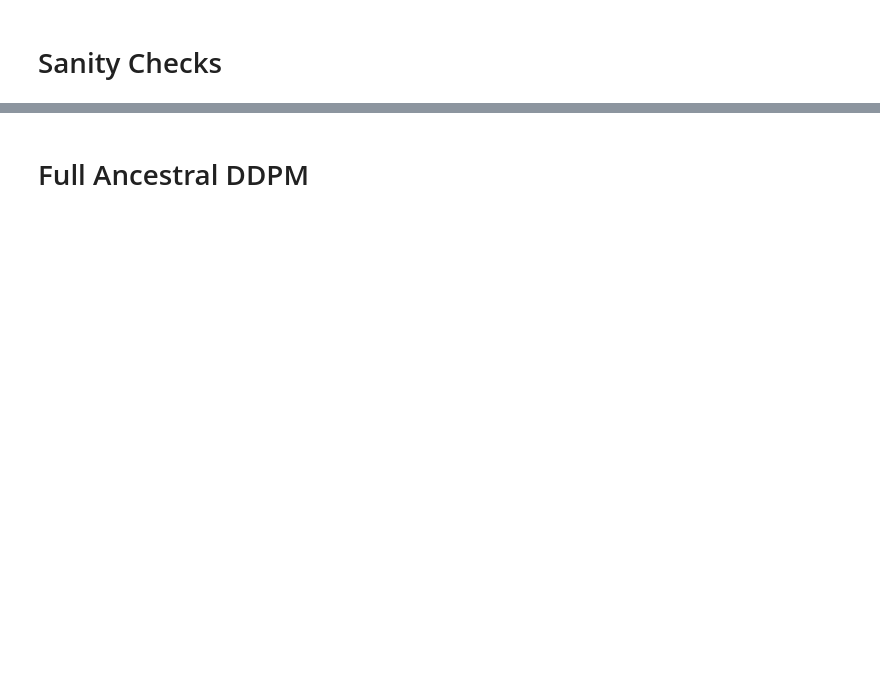
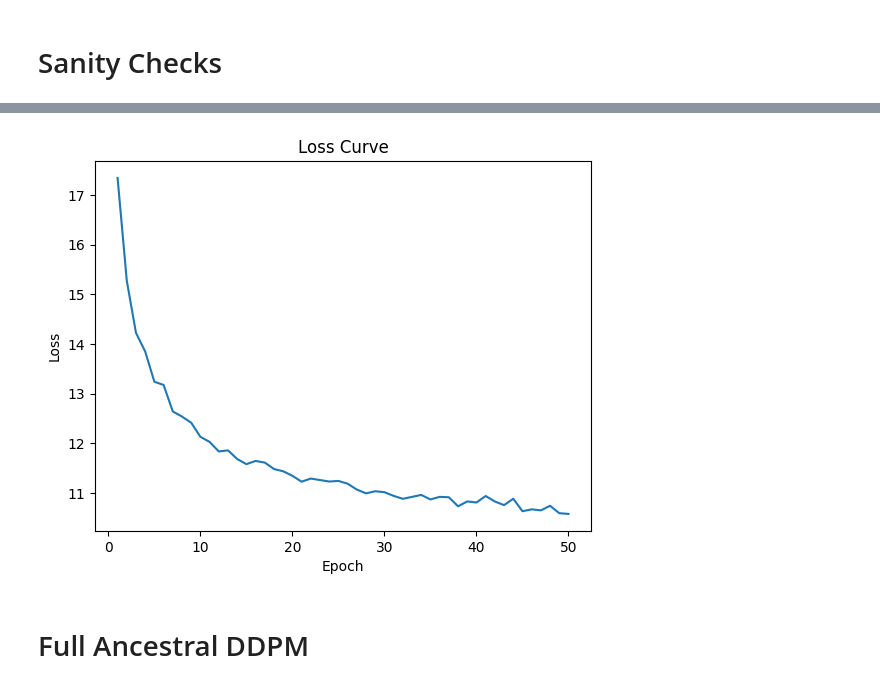
Before and after one commit to qasimayub/DDPM, a Jupyter notebook: ddpm_train.ipynb, the cells around one changed output, grey strips where cells are left out. Drawn from its saved outputs; the diff is of its cells as text; code cells hidden in the pictures; blank space fills up the shorter version.

```diff
--- a/ddpm_train.ipynb
+++ b/ddpm_train.ipynb
@@ -245,3 +225,11 @@ Epoch 26 | Loss = 10.993639819324017 | Grad Norm: 0.0877 | Noise Corr: 0.9847
+# %%
+plt.title("Loss Curve")
+plt.plot(np.arange(1,EPOCHS+1), losses)
+plt.xlabel("Epoch")
+plt.ylabel("Loss")
+plt.show()
+# %% [output]
+[figure, added]
 # %% [markdown]
 # Full Ancestral DDPM
 # %%
```
Also changed, not shown: parts of 9 cells of this notebook, 3 other files.
